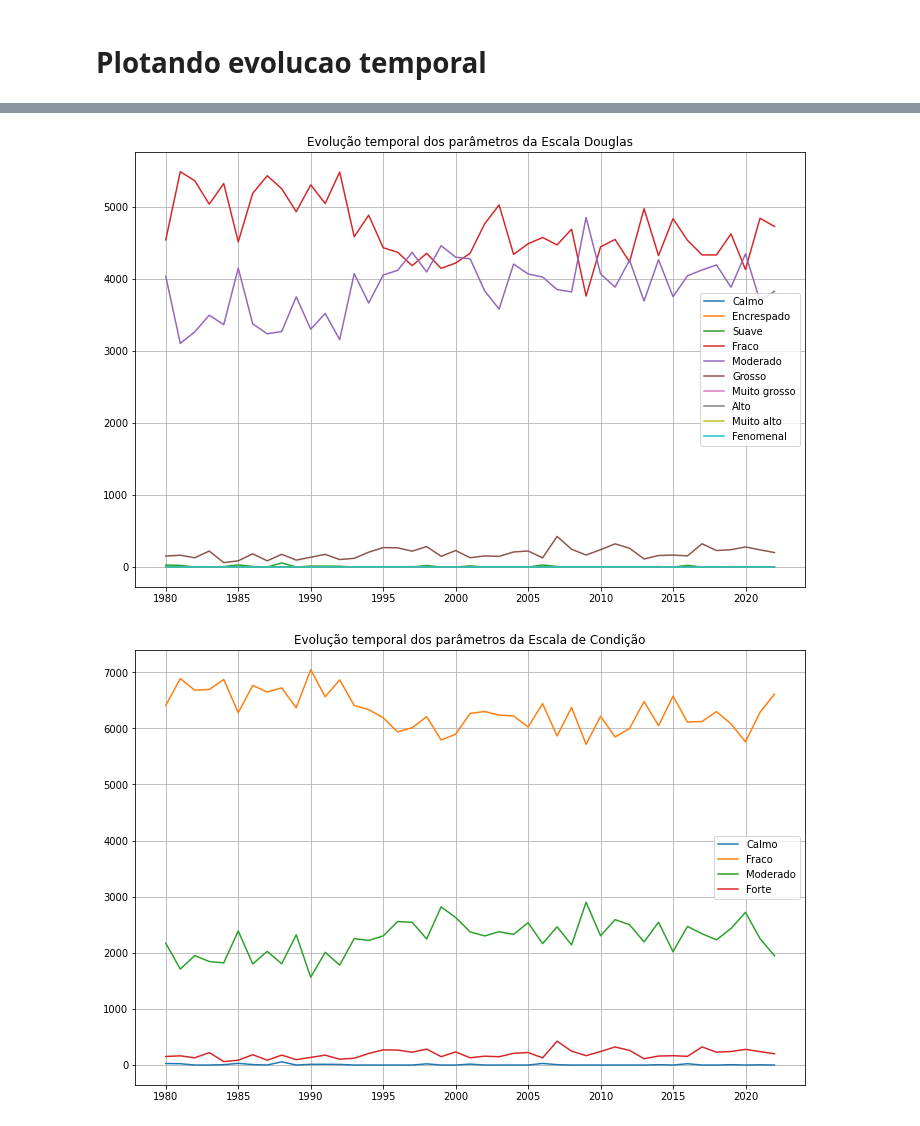
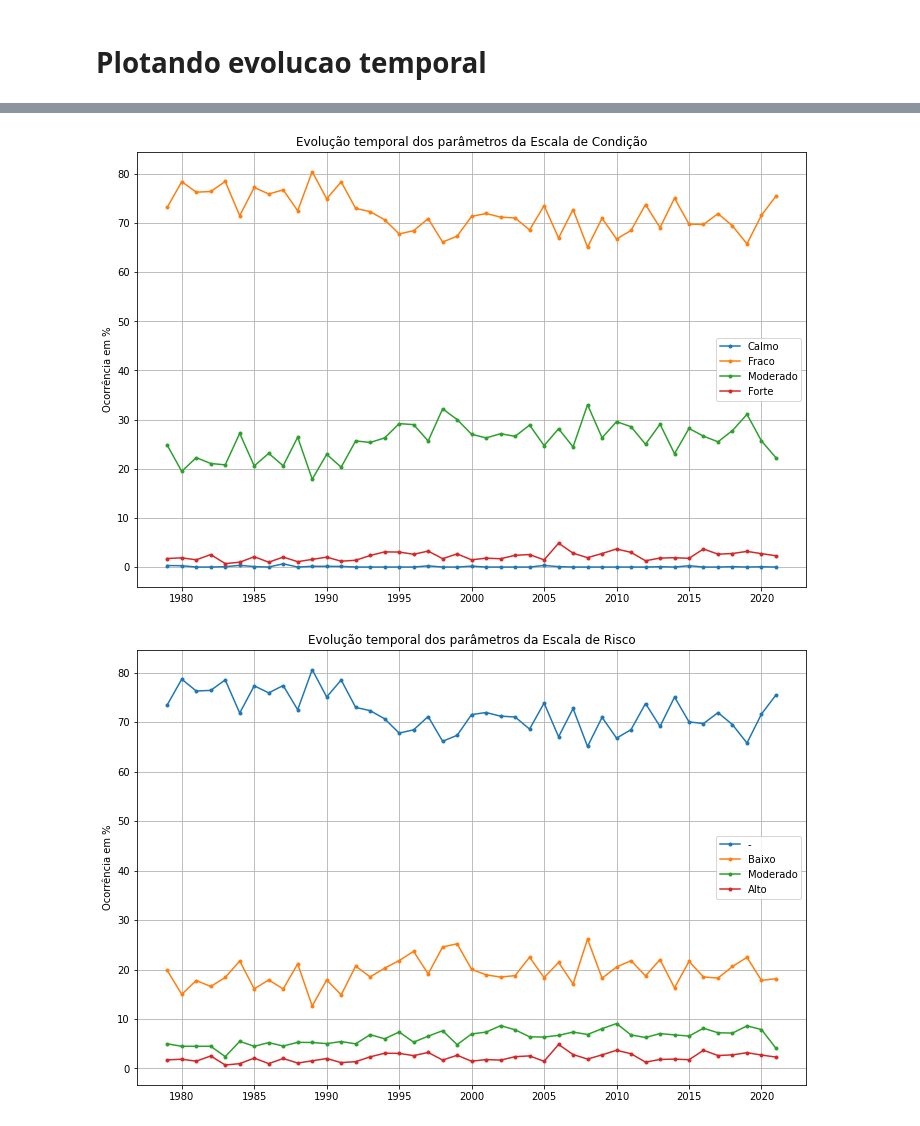
Before and after one commit to BrenoSCabral/TCC, a Jupyter notebook: analisa_reanalise.ipynb, the cells around one changed output, grey strips where cells are left out. Cells and saved outputs as stored; diff of their text form; code cells hidden in the pictures.

```diff
--- a/analisa_reanalise.ipynb
+++ b/analisa_reanalise.ipynb
@@ -571,3 +592,32 @@ df_to_plot = df_era.resample('1Y').sum()
 del df_to_plot['mwd']
 del df_to_plot['pp1d']
 del df_to_plot['swh']
+# %%
+df_to_plot = df_to_plot*100
+# %%
+fig, ax = plt.subplots(figsize=(12, 8))
+niveis_douglas = ['Calmo','Encrespado','Suave','Fraco', 'Moderado','Grosso',
+         'Muito grosso', 'Alto', 'Muito alto','Fenomenal']
+
+for i,j in zip(df_to_plot.columns[:10], niveis_douglas):
+    ax.plot(df_to_plot[i], label = j, linestyle = 'solid')
+
+ax.grid()
+# plt.yticks(range(0,5000,500))
+ax.legend()
+ax.set_ylabel('Ocorrência em %')
+# plt.xlim(df_to_plot.index[0], df_to_plot.index[-1], relativedelta(years=2))
+#ax.xticks(df_to_plot.index[::5])
+# ax.xaxis.set_major_formatter(mdates.DateFormatter('%Y-%m'))
+
+half_year_locator = mdates.MonthLocator(interval=24)
+
+year_month_formatter = mdates.DateFormatter("%Y") # four digits for year, two for month
+
+ax.xaxis.set_major_locator(half_year_locator)
+ax.xaxis.set_major_formatter(year_month_formatter) # formatter for major axis only
+
+
+ax.set_title('Evolução temporal dos parâmetros da Escala Douglas')
+
+# plt.savefig(figpath + 'evolucao_douglas.png')
@@ -574,33 +627,33 @@ del df_to_plot['swh']
 # %%
 fig = plt.figure(figsize=(12,8))
-niveis_douglas = ['Calmo','Encrespado','Suave','Fraco', 'Moderado','Grosso',
-         'Muito grosso', 'Alto', 'Muito alto','Fenomenal']
+niveis_cond = ['Calmo','Fraco','Moderado','Forte']
 
-for i,j in zip(df_to_plot.columns[:10], niveis_douglas):
-    plt.plot(df_to_plot[i], label = j, linestyle = 'solid')
+for i,j in zip(df_to_plot.columns[10:14], niveis_cond):
+    plt.plot(df_to_plot[i], label = j, linestyle = 'solid', marker='.')
 
 plt.grid()
 # plt.yticks(range(0,5000,500))
 plt.legend()
-plt.title('Evolução temporal dos parâmetros da Escala Douglas')
+plt.title('Evolução temporal dos parâmetros da Escala de Condição')
+plt.ylabel('Ocorrência em %')
 
-plt.savefig(figpath + 'evolucao_douglas.png')
+plt.savefig(figpath + 'evolucao_cond.png')
 # %% [output]
-[figure, old version]
+[figure, new version]
 # %%
 fig = plt.figure(figsize=(12,8))
-niveis_cond = ['Calmo','Fraco','Moderado','Forte']
+niveis_risco = ['-', 'Baixo', 'Moderado', 'Alto']
 
-for i,j in zip(df_to_plot.columns[10:14], niveis_cond):
-    plt.plot(df_to_plot[i], label = j, linestyle = 'solid')
+for i,j in zip(df_to_plot.columns[14:18], niveis_risco):
+    plt.plot(df_to_plot[i], label = j, linestyle = 'solid', marker='.')
 
 plt.grid()
-# plt.yticks(range(0,5000,500))
 plt.legend()
-plt.title('Evolução temporal dos parâmetros da Escala de Condição')
+plt.title('Evolução temporal dos parâmetros da Escala de Risco')
+plt.ylabel('Ocorrência em %')
 
-plt.savefig(figpath + 'evolucao_cond.png')
+plt.savefig(figpath + 'evolucao_risco.png')
 # %% [output]
-[figure, old version]
+[figure, new version]
 # %%
 fig = plt.figure(figsize=(12,8))
```
Also changed, not shown: parts of 11 cells of this notebook, 4 other files.
